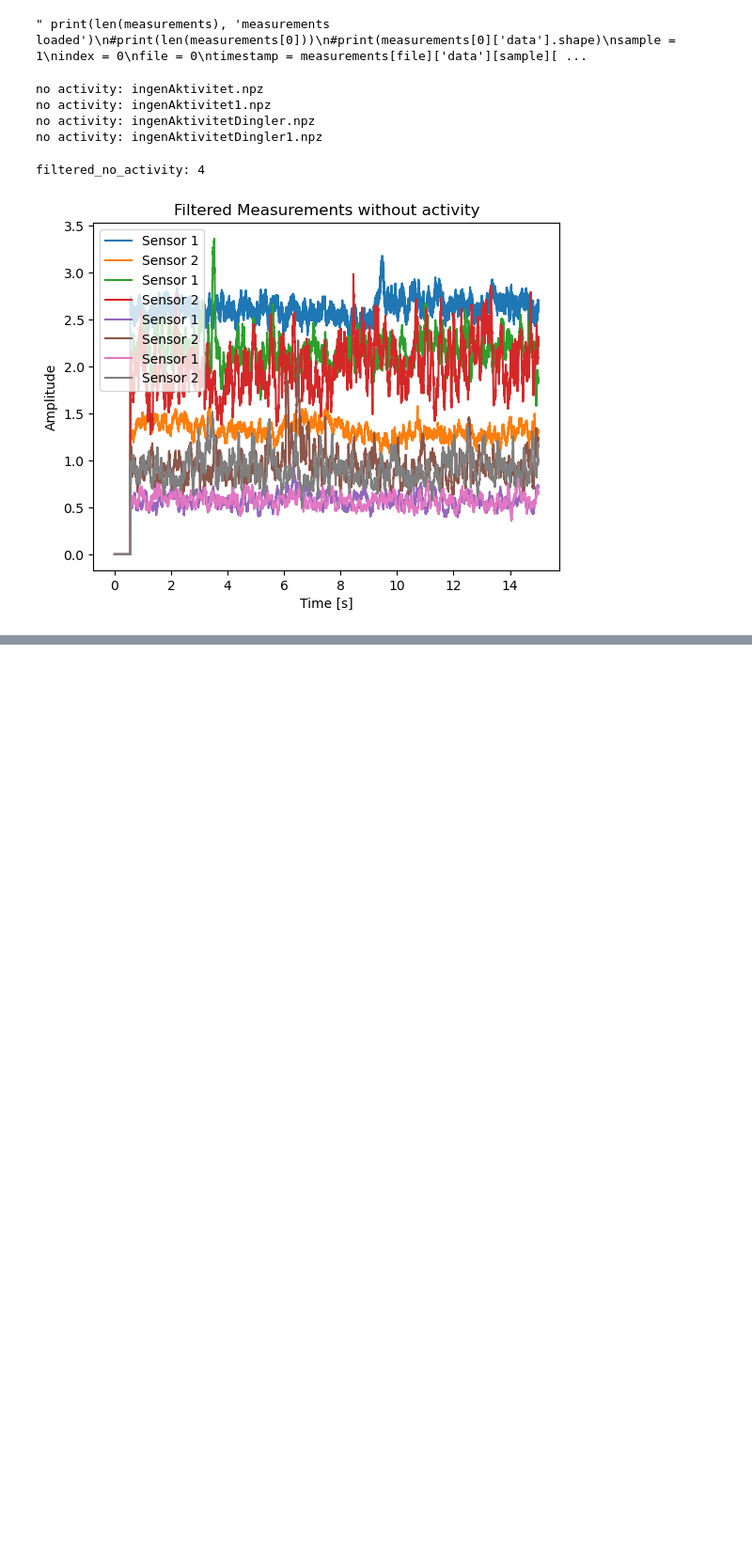
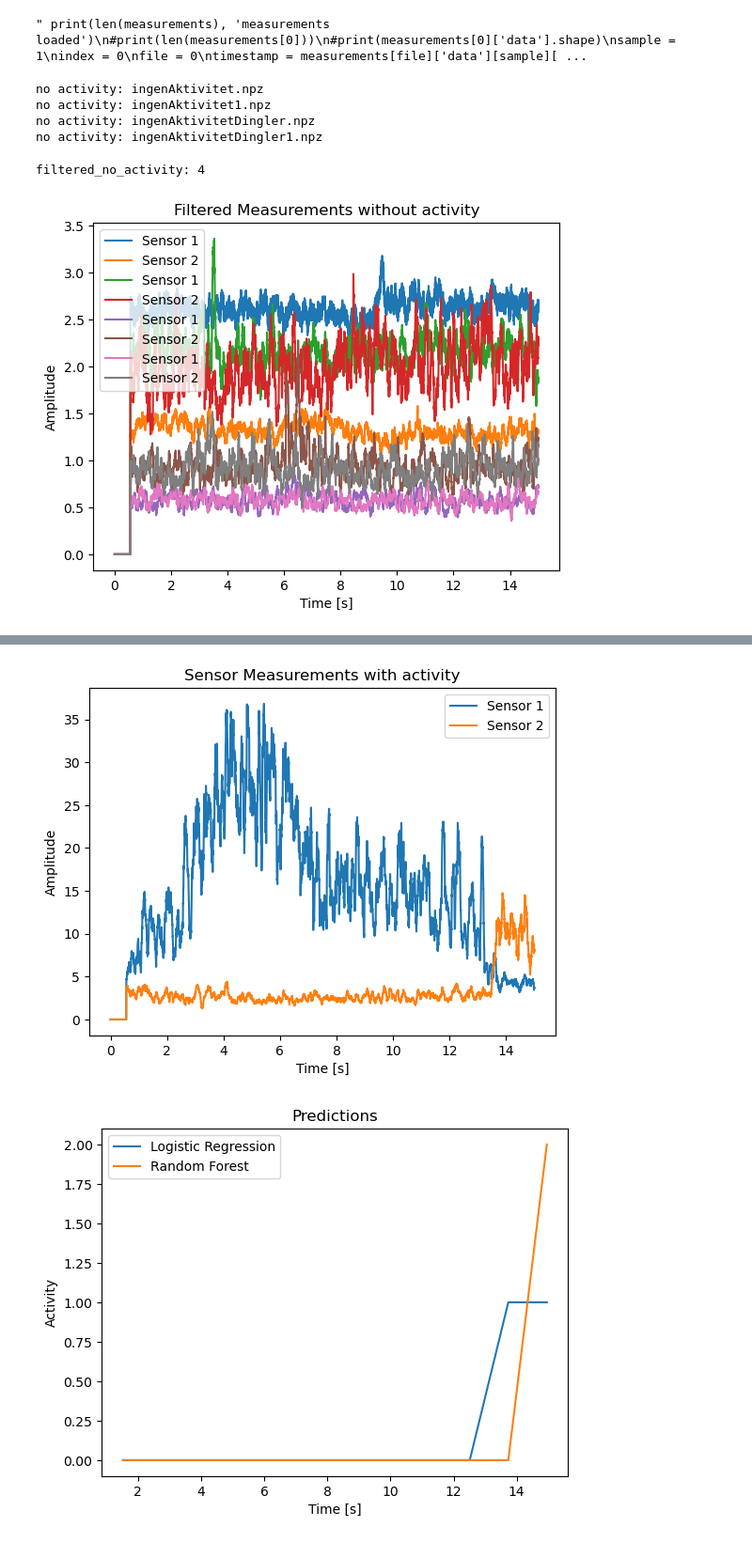
Before and after one commit to carl0801/ElbowExo, a Jupyter notebook: Shimmer3/FilterAndDisplay.ipynb, the cells around one changed output, grey strips where cells are left out. Shown at 94% size. Saved outputs shown, nothing was run; the diff lists cells and outputs as text; code cells hidden in the pictures; blank space fills up the shorter version.

Commit message:
Modelling

```diff
--- a/Shimmer3/FilterAndDisplay.ipynb
+++ b/Shimmer3/FilterAndDisplay.ipynb
@@ -147,0 +341,59 @@ plt.show()
+# %%
+for filename in os.listdir(folder_path):
+    if filename == "BevægelseVertikaltFlexEx1.npz":
+        data = np.load(os.path.join(folder_path, filename))
+
+# Plot the sensors from data
+data = data['data']
+timestamp = data[:, 0]
+sensor1 = filter.array_run(data[:, 1], test)
+sensor2 = filter.array_run(data[:, 2], test)
+up = data[:, 3]
+down = data[:, 4]
+diff_threshold = 5
+
+plt.plot(timestamp, sensor1, label='Sensor 1')
+plt.plot(timestamp, sensor2, label='Sensor 2')
+plt.legend()
+plt.title('Sensor Measurements with activity')
+plt.xlabel('Time [s]')
+plt.ylabel('Amplitude')
+plt.show()
+
+
+# for every sample after 1000 in the data calculate the features
+# for every 800 samples after 1000 in the data calculate the features
+window_size = 100
+features_test = []
+timestamps_test = []
+for i in range(1000, len(data), 800):
+    rolling_mean_sensor1 = pd.Series(sensor1[:i]).rolling(window=window_size).mean().iloc[-1]
+    rolling_mean_sensor2 = pd.Series(sensor2[:i]).rolling(window=window_size).mean().iloc[-1]
+    rolling_var_sensor1 = pd.Series(sensor1[:i]).rolling(window=window_size).var().iloc[-1]
+    rolling_var_sensor2 = pd.Series(sensor2[:i]).rolling(window=window_size).var().iloc[-1]
+    diff_var = rolling_var_sensor1 - rolling_var_sensor2
+    diff_mean = rolling_mean_sensor1 - rolling_mean_sensor2
+    features_test.append([rolling_var_sensor1, rolling_var_sensor2, rolling_mean_sensor1, rolling_mean_sensor2, diff_var, diff_mean])
+    timestamps_test.append(timestamp[i])
+
+# Step 6: Load the trained model
+clf = joblib.load('trained_model.pkl')
+
+RF_clf = joblib.load('trained_model_RF.pkl')
+
+# Step 7: Predict the labels for the new data
+y_pred = clf.predict(features_test)
+
+RF_y_pred = RF_clf.predict(features_test)
+
+# Step 8: Plot the predictions
+plt.plot(timestamps_test, y_pred)
+plt.plot(timestamps_test, RF_y_pred)
+plt.title('Predictions')
+plt.xlabel('Time [s]')
+plt.ylabel('Activity')
+plt.legend(['Logistic Regression', 'Random Forest'])
+plt.show()
+# %% [output]
+[figure, added]
+[figure, added]
```
Also changed, not shown: parts of 5 cells of this notebook, 5 other files.
